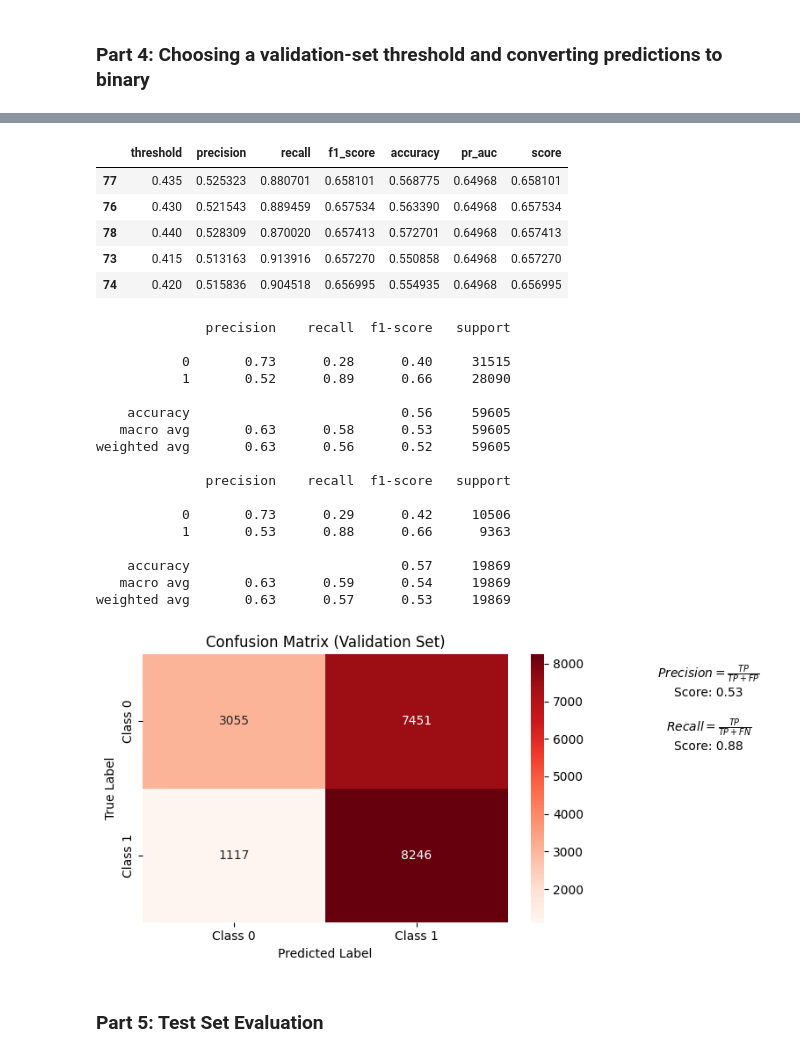
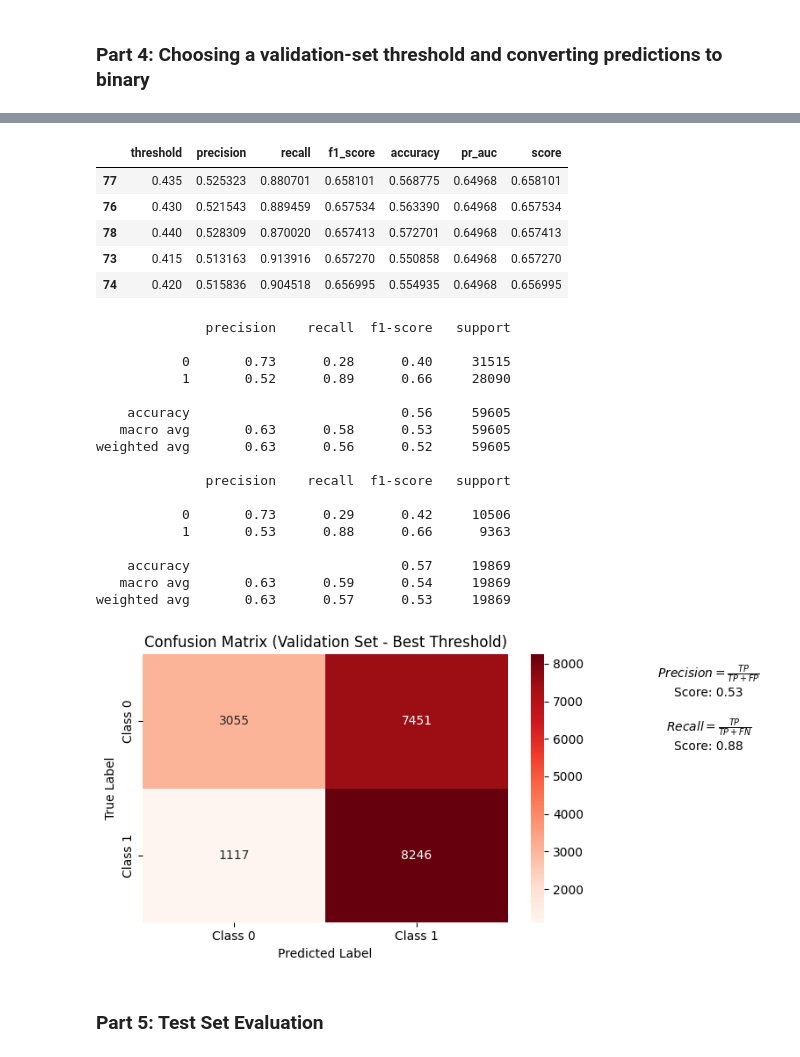
Before and after one commit to wip-0/ds207_final_project, a Jupyter notebook: notebook/logistic_regression/log_regr_tensorfl_sgd_vts.ipynb, the cells around one changed output, grey strips where cells are left out. Cells and saved outputs as stored; diff of their text form; code cells hidden in the pictures.

```diff
--- a/notebook/logistic_regression/log_regr_tensorfl_sgd_vts.ipynb
+++ b/notebook/logistic_regression/log_regr_tensorfl_sgd_vts.ipynb
@@ -736,6 +787,6 @@ recall_vl, precision_vl, f1_vl, acc_vl, cl_report_vl = \
 scores = plot_confusion_matrix(y_true= y_val['readmitted'],
                                y_pred= ypred_val_binary,
                                fig_size= (8, 4),
-                               title='Confusion Matrix (Validation Set)',
+                               title='Confusion Matrix (Validation Set - Best Threshold)',
                                colour_map='Reds')
 # %% [output]
@@ -744,28 +795,28 @@ scores = plot_confusion_matrix(y_true= y_val['readmitted'],
 Best validation threshold: 0.435
 |  | threshold | precision | recall | f1_score | accuracy | pr_auc | score |
 | 77 | 0.435 | 0.525323 | 0.880701 | 0.658101 | 0.568775 | 0.64968 | 0.658101 |
 | 76 | 0.430 | 0.521543 | 0.889459 | 0.657534 | 0.563390 | 0.64968 | 0.657534 |
 | 78 | 0.440 | 0.528309 | 0.870020 | 0.657413 | 0.572701 | 0.64968 | 0.657413 |
 | 73 | 0.415 | 0.513163 | 0.913916 | 0.657270 | 0.550858 | 0.64968 | 0.657270 |
 | 74 | 0.420 | 0.515836 | 0.904518 | 0.656995 | 0.554935 | 0.64968 | 0.656995 |
               precision    recall  f1-score   support
 
            0       0.73      0.28      0.40     31515
            1       0.52      0.89      0.66     28090
 
     accuracy                           0.56     59605
    macro avg       0.63      0.58      0.53     59605
 weighted avg       0.63      0.56      0.52     59605
 
               precision    recall  f1-score   support
 
            0       0.73      0.29      0.42     10506
            1       0.53      0.88      0.66      9363
 
     accuracy                           0.57     19869
    macro avg       0.63      0.59      0.54     19869
 weighted avg       0.63      0.57      0.53     19869
-[figure, old version]
+[figure, new version]
 # %% [markdown]
 ### Part 5: Test Set Evaluation
 # %%
```
Also changed, not shown: parts of 9 cells of this notebook, 13 other files.
